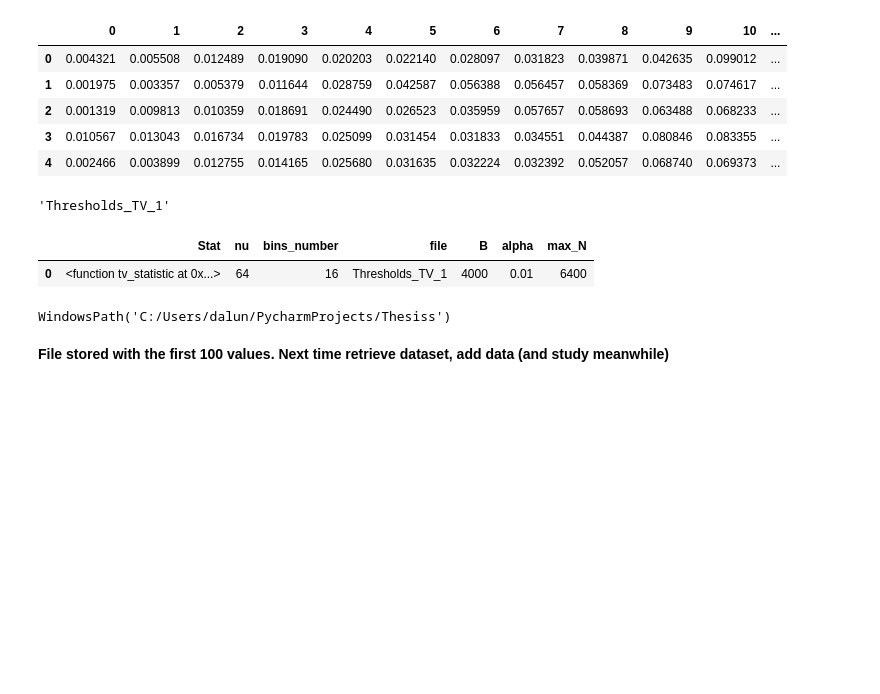
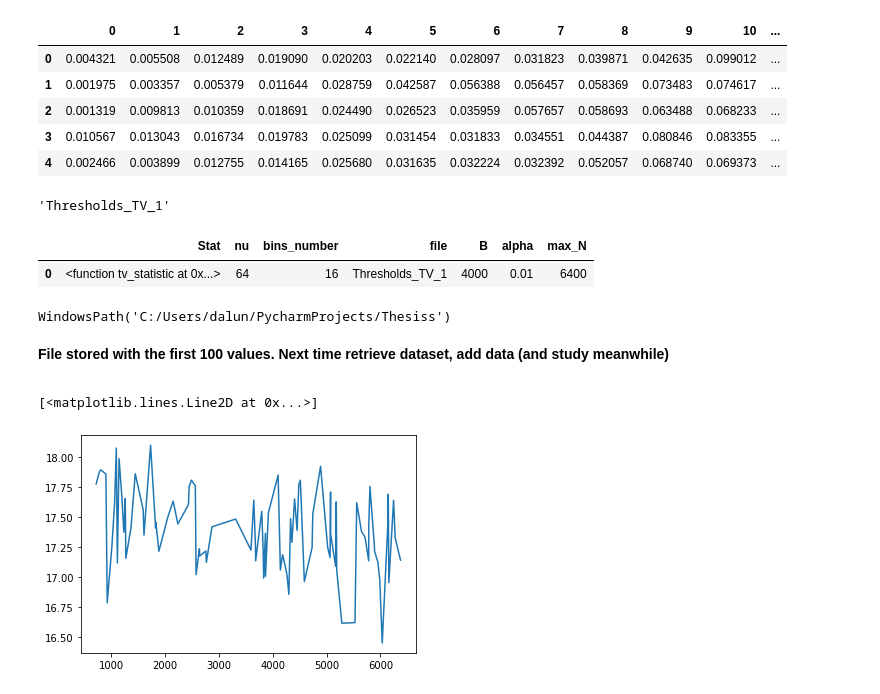
Before and after one commit to FaramirHurin/Thesiss, a Jupyter notebook: generate_training_sets.ipynb, the cells around one changed output. Cells and saved outputs as stored; diff of their text form; code cells hidden in the pictures; blank space fills up the shorter version.

```diff
--- a/generate_training_sets.ipynb
+++ b/generate_training_sets.ipynb
@@ -90,0 +111,11 @@ WindowsPath('C:/Users/dalun/PycharmProjects/Thesiss')
+# %%
+#Thresholds as function of numbers
+
+numbers_thresholds = data.iloc[:, -2:]
+numbers_thresholds = numbers_thresholds.sort_values('N')
+numbers_thresholds
+
+plt.plot(numbers_thresholds.iloc[10:,0], numbers_thresholds.iloc[10:,1])
+# %% [output]
+[<matplotlib.lines.Line2D at 0x...>]
+[figure, added]
```
Also changed, not shown: parts of 4 cells of this notebook, 6 other files.
